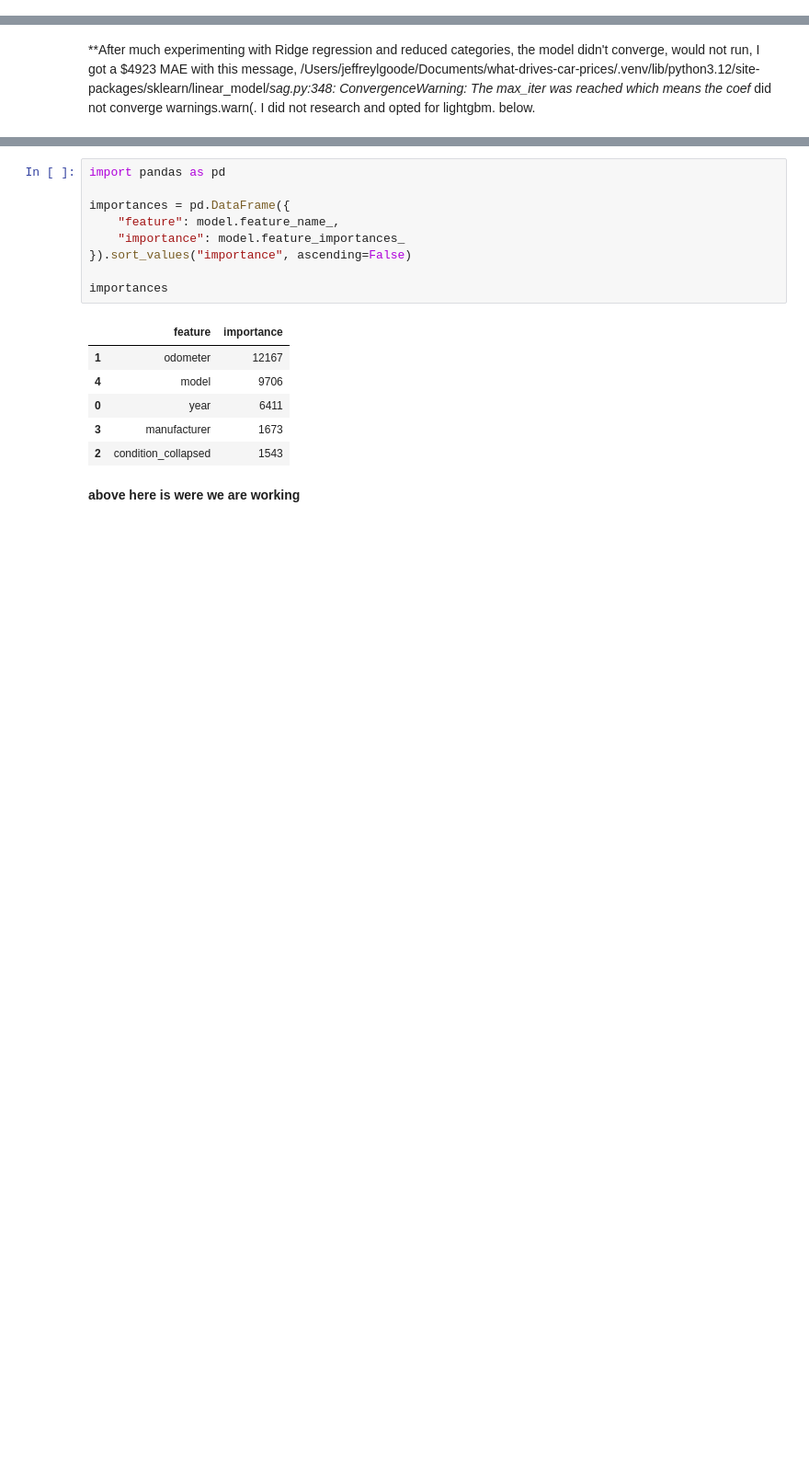
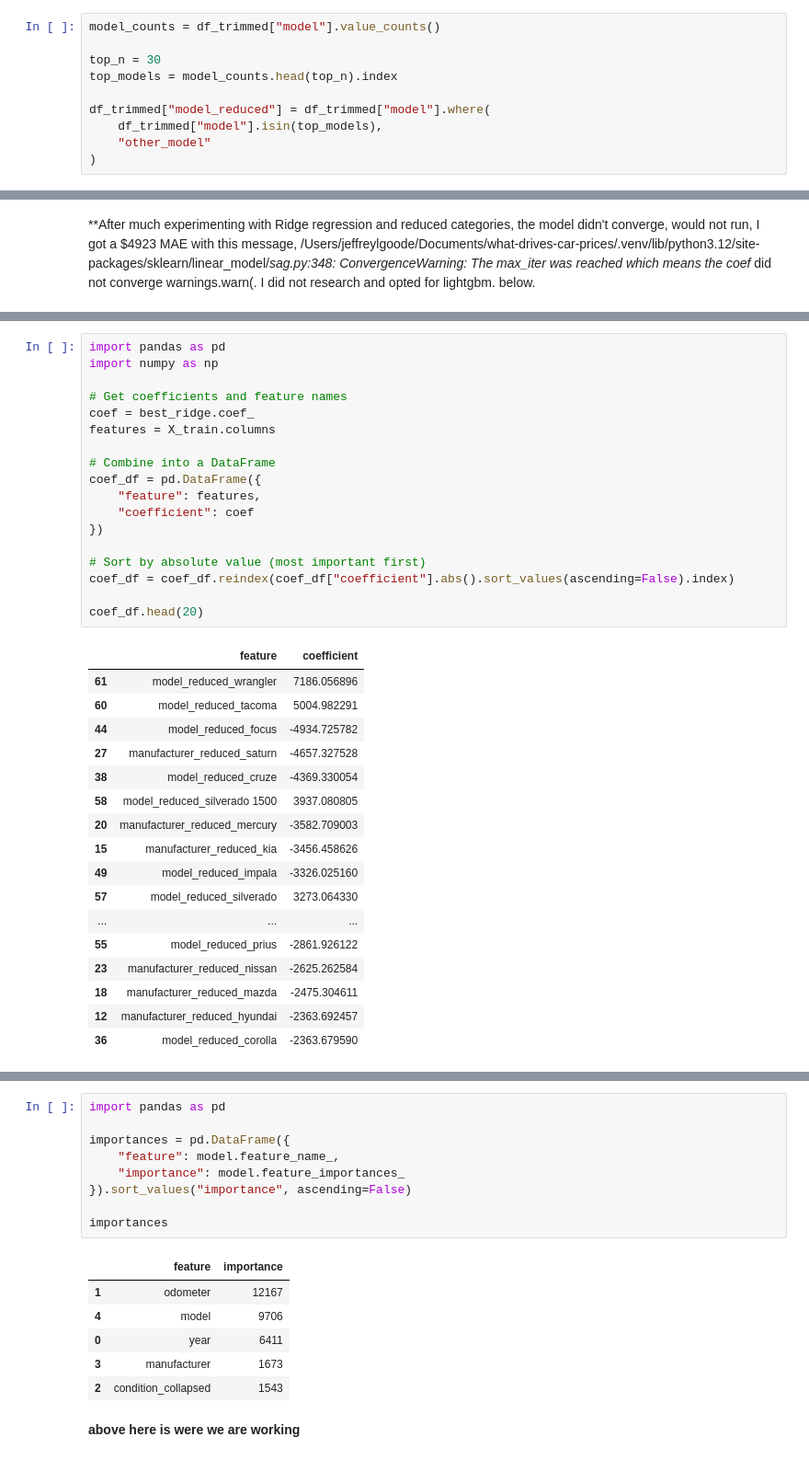
Before and after one commit to jeffreylgoode/what-drives-car-prices, a Jupyter notebook: notebooks/car_price_analysis.ipynb, the cells around one changed output, grey strips where cells are left out. Shown at 92% size. Saved outputs shown, nothing was run; the diff lists cells and outputs as text; blank space fills up the shorter version.

```diff
--- a/notebooks/car_price_analysis.ipynb
+++ b/notebooks/car_price_analysis.ipynb
@@ -1512,0 +1573,10 @@ KeyboardInterrupt:
+# %%
+model_counts = df_trimmed["model"].value_counts()
+
+top_n = 30
+top_models = model_counts.head(top_n).index
+
+df_trimmed["model_reduced"] = df_trimmed["model"].where(
+    df_trimmed["model"].isin(top_models),
+    "other_model"
+)
@@ -1515,0 +1681,36 @@ KeyboardInterrupt:
+# %%
+import pandas as pd
+import numpy as np
+
+# Get coefficients and feature names
+coef = best_ridge.coef_
+features = X_train.columns
+
+# Combine into a DataFrame
+coef_df = pd.DataFrame({
+    "feature": features,
+    "coefficient": coef
+})
+
+# Sort by absolute value (most important first)
+coef_df = coef_df.reindex(coef_df["coefficient"].abs().sort_values(ascending=False).index)
+
+coef_df.head(20)
+# %% [output]
+|  | feature | coefficient |
+| 61 | model_reduced_wrangler | 7186.056896 |
+| 60 | model_reduced_tacoma | 5004.982291 |
+| 44 | model_reduced_focus | -4934.725782 |
+| 27 | manufacturer_reduced_saturn | -4657.327528 |
+| 38 | model_reduced_cruze | -4369.330054 |
+| 58 | model_reduced_silverado 1500 | 3937.080805 |
+| 20 | manufacturer_reduced_mercury | -3582.709003 |
+| 15 | manufacturer_reduced_kia | -3456.458626 |
+| 49 | model_reduced_impala | -3326.025160 |
+| 57 | model_reduced_silverado | 3273.064330 |
+| ... | ... | ... |
+| 55 | model_reduced_prius | -2861.926122 |
+| 23 | manufacturer_reduced_nissan | -2625.262584 |
+| 18 | manufacturer_reduced_mazda | -2475.304611 |
+| 12 | manufacturer_reduced_hyundai | -2363.692457 |
+| 36 | model_reduced_corolla | -2363.679590 |
```
Also changed, not shown: parts of 12 cells of this notebook, 1 other file.
